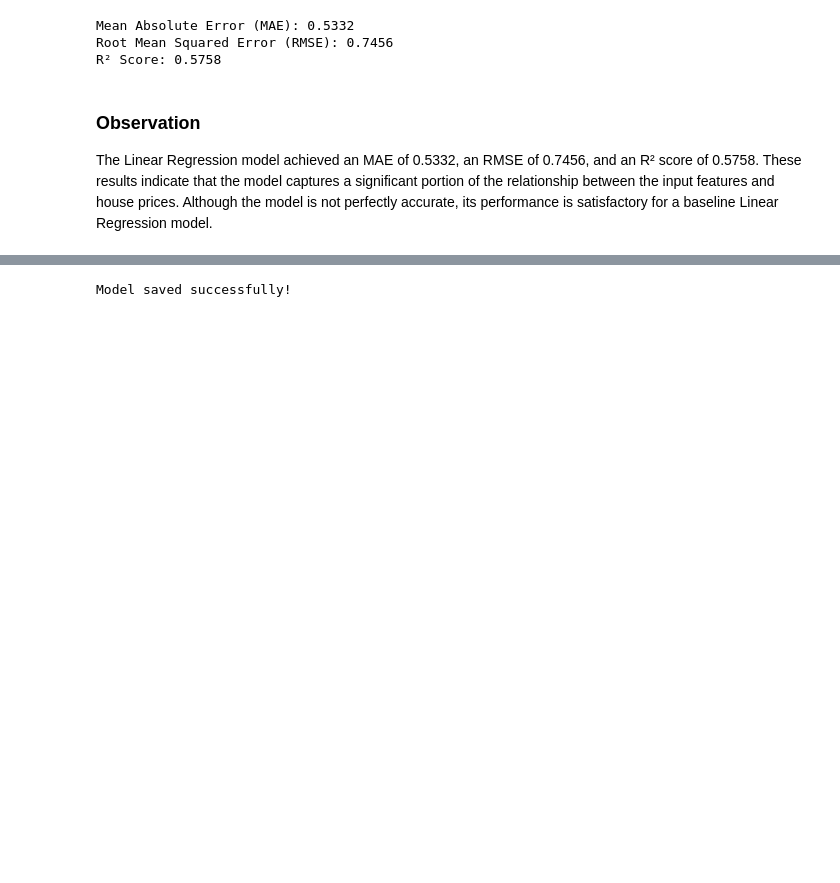
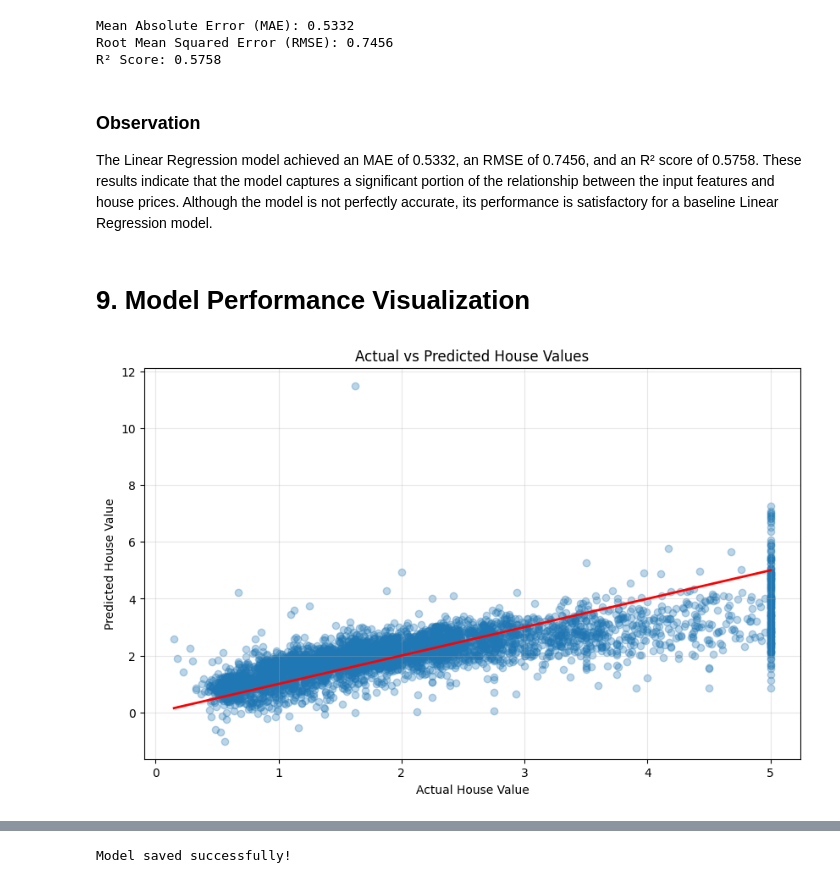
Before and after one commit to jk-Asma/California-Housing-Price-Prediction, a Jupyter notebook: task1_ml_linear_regression.ipynb, the cells around one changed output, grey strips where cells are left out. Cells and saved outputs as stored; diff of their text form; code cells hidden in the pictures; blank space fills up the shorter version.

Commit message:
add more Screen Shots and add plots in task1_ml_linear_regression.py

```diff
--- a/task1_ml_linear_regression.ipynb
+++ b/task1_ml_linear_regression.ipynb
@@ -277,3 +277,27 @@ R² Score: 0.5758
 ### Observation
 
 The Linear Regression model achieved an MAE of 0.5332, an RMSE of 0.7456, and an R² score of 0.5758. These results indicate that the model captures a significant portion of the relationship between the input features and house prices. Although the model is not perfectly accurate, its performance is satisfactory for a baseline Linear Regression model.
+# %% [markdown]
+# 9. Model Performance Visualization
+# %%
+plt.figure(figsize=(10, 6))
+
+plt.scatter(y_test, y_pred, alpha=0.3)
+
+plt.plot(
+    [y_test.min(), y_test.max()],
+    [y_test.min(), y_test.max()],
+    color="red",
+    linewidth=2
+)
+plt.grid(alpha=0.3)
+
+
+
+plt.xlabel("Actual House Value")
+plt.ylabel("Predicted House Value")
+plt.title("Actual vs Predicted House Values")
+
+plt.show()
+# %% [output]
+[figure, added]
```
Also changed, not shown: parts of 2 cells of this notebook, 5 other files.
